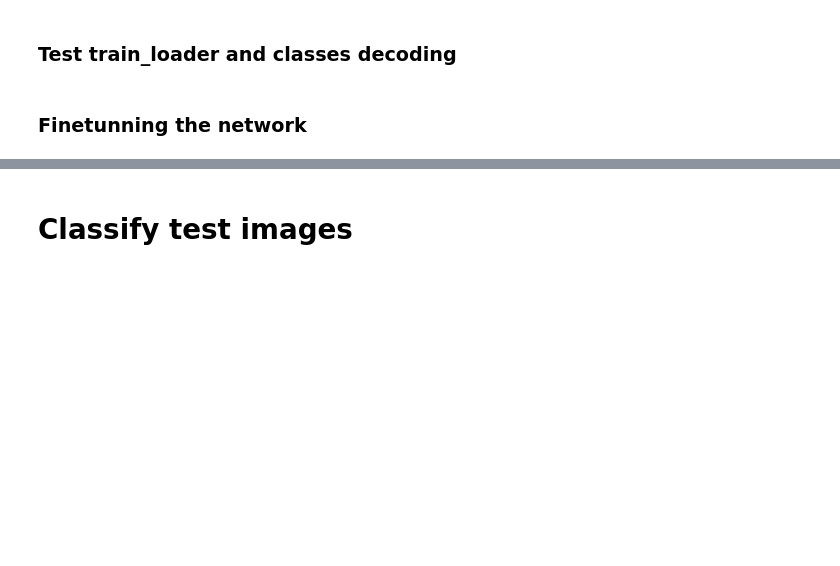
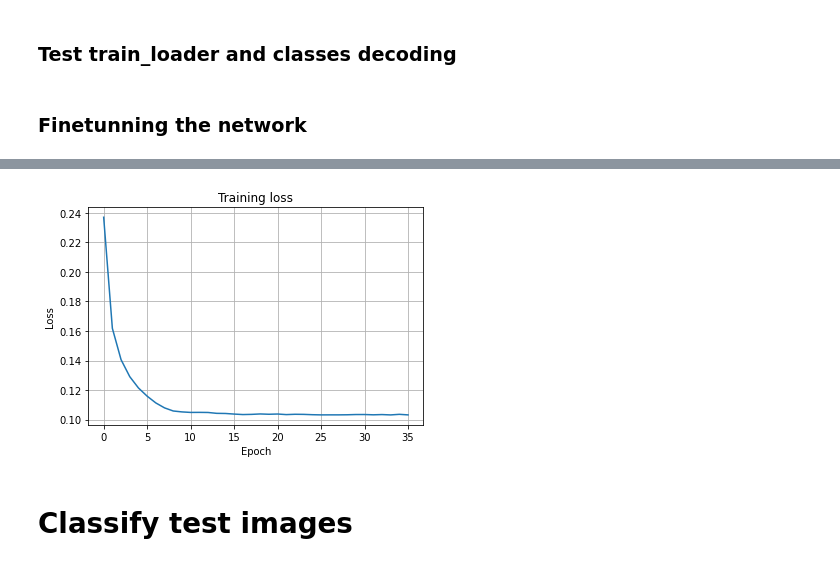
Before and after one commit to lddm/ml-journey, a Jupyter notebook: Planet_Amazon_challenge.ipynb, the cells around one changed output, grey strips where cells are left out. Cells and saved outputs as stored; diff of their text form; code cells hidden in the pictures; blank space fills up the shorter version.

```diff
--- a/Planet_Amazon_challenge.ipynb
+++ b/Planet_Amazon_challenge.ipynb
@@ -7,7 +14,6 @@
 %matplotlib inline
 
 # Imports
-# from __future__ import print_function, division
 import os
 import time
 import copy
@@ -24,6 +30,7 @@ import torch.optim as optim
 from PIL import Image
 from tqdm import tqdm
 from google.colab import drive, files
+from sklearn import metrics
 
 from sklearn.preprocessing import MultiLabelBinarizer
 from torch.optim import lr_scheduler
@@ -35,7 +42,7 @@ from torch.utils.data import DataLoader
 TRAIN_DIR = 'train/train-jpg'
 TEST_DIR = 'test/test-jpg'
 ROOT_PATH = '/content/gdrive/MyDrive/planet_amazon'
-MODEL_PATH = os.path.join(ROOT_PATH, 'planet_challenge_model.pt')
+MODEL_PATH = os.path.join(ROOT_PATH, 'planet_challenge_model.tar')
 
 plt.ion()   # interactive mode
 device = torch.device("cuda:0" if torch.cuda.is_available() else "cpu")
@@ -322,5 +358,5 @@ def train_model(model, criterion, optimizer, scheduler, num_epochs=25, save_mode
 # %%
-model = initialize_resnet(train_dataset.mlb.classes_, use_pretrained=True)
+model = initialize_resnet(len(train_dataset.mlb.classes_), use_pretrained=True)
 model = model.to(device)
 
 # criterion = nn.CrossEntropyLoss()
@@ -328,8 +364,8 @@ model = model.to(device)
 criterion = nn.BCEWithLogitsLoss()
 
 # Observe that all parameters are being optimized
-optimizer = torch.optim.Adam(model.parameters(), lr=1e-3, weight_decay=5e-7)
-# optimizer_ft = optim.SGD(model.parameters(), lr=0.001, momentum=0.9)
+# optimizer = torch.optim.Adam(model.parameters(), lr=1e-3, weight_decay=5e-7)
+optimizer = optim.SGD(model.parameters(), lr=1e-3, momentum=0.9)
 
-# Decay LR by a factor of 0.1 every 5 epochs
-exp_lr_scheduler = lr_scheduler.StepLR(optimizer, step_size=7, gamma=0.1)
+# Decay LR by a factor of 0.1 every 8 epochs
+exp_lr_scheduler = lr_scheduler.StepLR(optimizer, step_size=8, gamma=0.1)
@@ -336,8 +374,19 @@ exp_lr_scheduler = lr_scheduler.StepLR(optimizer, step_size=7, gamma=0.1)
 # %%
-load_model = False
+load_model = True
 if load_model:
   checkpoint = torch.load(MODEL_PATH)
+
   model.load_state_dict(checkpoint['model_state_dict'])
-  optimizer_ft.load_state_dict(checkpoint['optimizer_state_dict'])
-  epoch = checkpoint['epoch']
+  optimizer.load_state_dict(checkpoint['optimizer_state_dict'])
+  last_epoch = checkpoint['epoch']
   epoch_loss_evolution = checkpoint['loss_evolution']
+  epoch_acc_evolution = checkpoint['accuracy_evolution']
+# %%
+plt.plot(epoch_loss_evolution)
+plt.title('Training loss')
+plt.xlabel('Epoch')
+plt.ylabel('Loss')
+plt.grid()
+
+print('Last loss: {}'.format(epoch_loss_evolution[-1]))
+# %% [output]
@@ -344,2 +394,3 @@ if load_model:
+[figure, added]
 # %%
 model = train_model(model, criterion, optimizer, exp_lr_scheduler,
```
Also changed, not shown: parts of 20 cells of this notebook.
